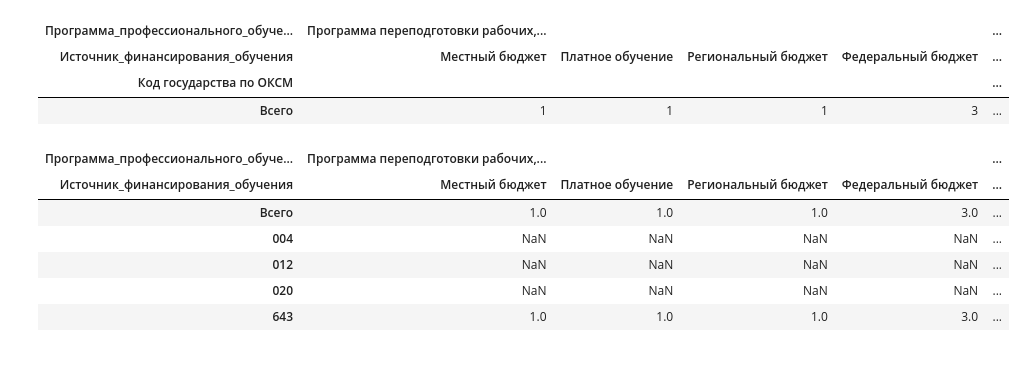
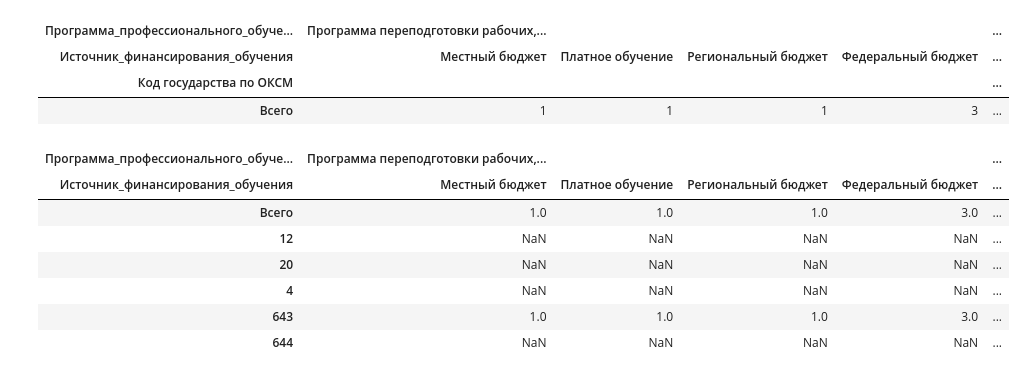
Before and after one commit to t0r1n88/Lindy, a Jupyter notebook: report_1PO.ipynb, the cells around one changed output. Saved outputs shown, nothing was run; the diff lists cells and outputs as text; code cells hidden in the pictures.

```diff
--- a/report_1PO.ipynb
+++ b/report_1PO.ipynb
@@ -119,15 +370,16 @@ df_po_2_5_out = pd.concat([df_2_5_all,svod_df_po_2_5])
 # заменяем нули на нан, чтобы в итоговой таблице нули не отвлекали
 df_po_2_5_out.replace(0.0,np.NaN,inplace=True)
 # %%
-df_2_5_out
+df_po_2_5_out
 # %% [output]
 | Программа_профессионального_обуче... | Программа переподготовки рабочих,... |  |  |  | ... |
 | Источник_финансирования_обучения | Местный бюджет | Платное обучение | Региональный бюджет | Федеральный бюджет | ... |
 | Всего | 1.0 | 1.0 | 1.0 | 3.0 | ... |
-| 004 | NaN | NaN | NaN | NaN | ... |
-| 012 | NaN | NaN | NaN | NaN | ... |
-| 020 | NaN | NaN | NaN | NaN | ... |
+| 12 | NaN | NaN | NaN | NaN | ... |
+| 20 | NaN | NaN | NaN | NaN | ... |
+| 4 | NaN | NaN | NaN | NaN | ... |
 | 643 | 1.0 | 1.0 | 1.0 | 3.0 | ... |
+| 644 | NaN | NaN | NaN | NaN | ... |
 # %%
 wb['Раздел 2.5'][f'A1'] = 'Распределение слушателей, обученных по программам ПО, по гражданству'
 wb['Раздел 2.5'][f'A1'].font = font_name_table
```
Also changed, not shown: parts of 58 cells of this notebook.
